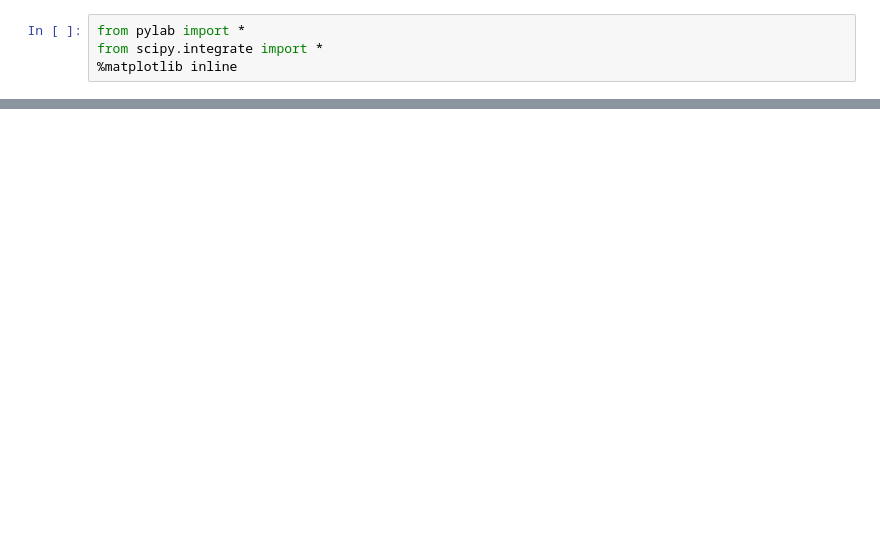
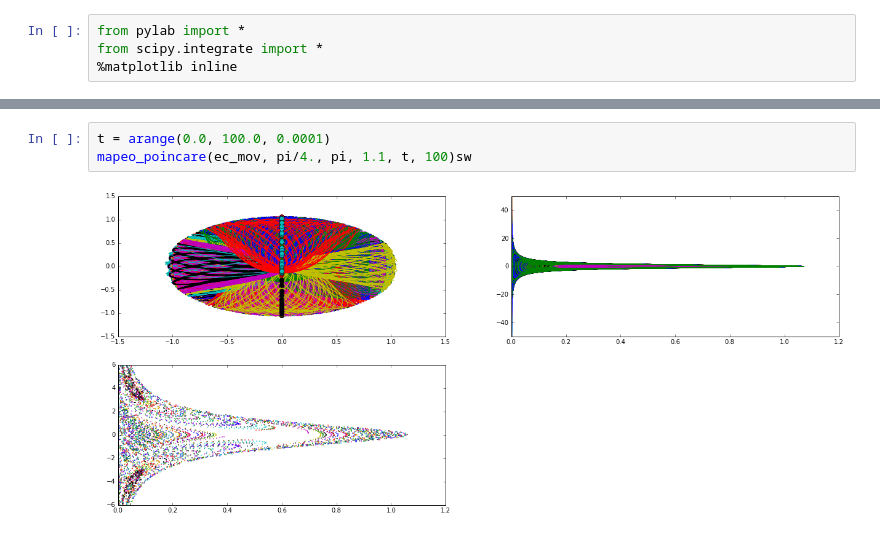
Before and after one commit to diegohdzrjk/Fisica-Computacional-2017-1, a Jupyter notebook: poincare y el perro.ipynb, the cells around one changed output, grey strips where cells are left out. Saved outputs shown, nothing was run; the diff lists cells and outputs as text; blank space fills up the shorter version.

```diff
--- a/poincare y el perro.ipynb
+++ b/poincare y el perro.ipynb
@@ -105,0 +108,5 @@ mapeo_poincare(ec_mov, pi/4., pi/2, 1, t, 300)
+# %%
+t = arange(0.0, 100.0, 0.0001)
+mapeo_poincare(ec_mov, pi/4., pi, 1.1, t, 100)sw
+# %% [output]
+[figure, added]
```
Also changed, not shown: parts of 7 cells of this notebook.
